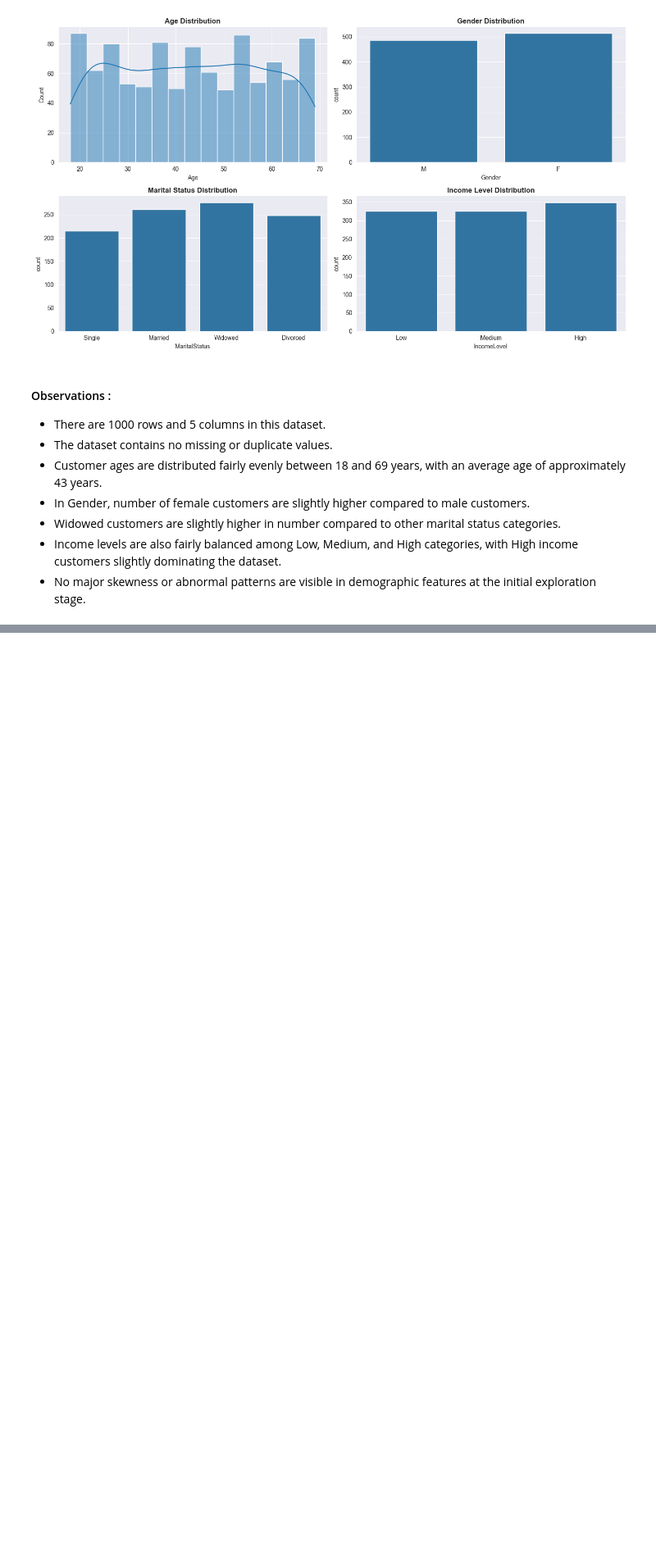
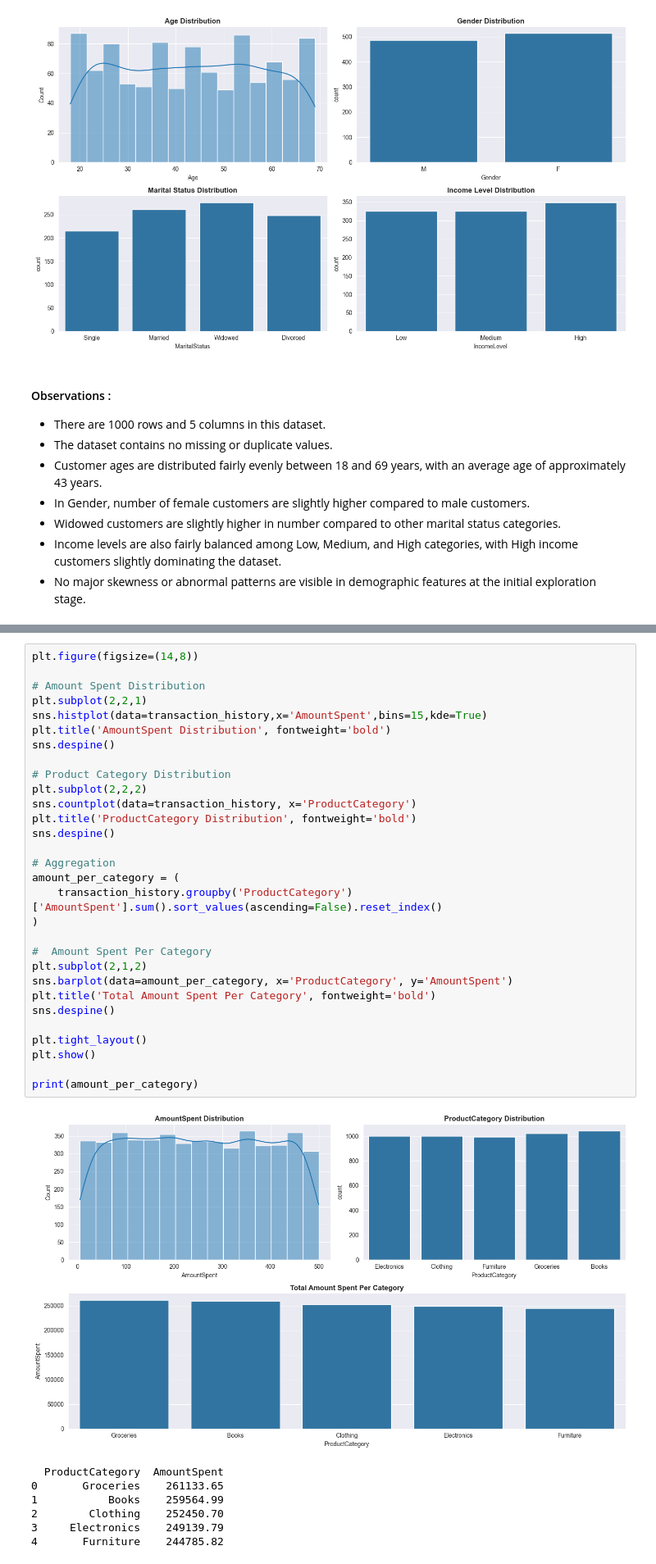
Before and after one commit to ashishpra28/Lloyds-Banking-Group-Job-Simulation, a Jupyter notebook: notebooks/Task1-EDA.ipynb, the cells around one changed output, grey strips where cells are left out. Shown at 82% size. Drawn from its saved outputs; the diff is of its cells as text; blank space fills up the shorter version.

Commit message:
Transaction History EDA Done

```diff
--- a/notebooks/Task1-EDA.ipynb
+++ b/notebooks/Task1-EDA.ipynb
@@ -139,0 +162,38 @@ plt.show()
+# %%
+plt.figure(figsize=(14,8))
+
+# Amount Spent Distribution
+plt.subplot(2,2,1)
+sns.histplot(data=transaction_history,x='AmountSpent',bins=15,kde=True)
+plt.title('AmountSpent Distribution', fontweight='bold')
+sns.despine()
+
+# Product Category Distribution
+plt.subplot(2,2,2)
+sns.countplot(data=transaction_history, x='ProductCategory')
+plt.title('ProductCategory Distribution', fontweight='bold')
+sns.despine()
+
+# Aggregation
+amount_per_category = (
+    transaction_history.groupby('ProductCategory')['AmountSpent'].sum().sort_values(ascending=False).reset_index()
+)
+
+#  Amount Spent Per Category
+plt.subplot(2,1,2)
+sns.barplot(data=amount_per_category, x='ProductCategory', y='AmountSpent')
+plt.title('Total Amount Spent Per Category', fontweight='bold')
+sns.despine()
+
+plt.tight_layout()
+plt.show()
+
+print(amount_per_category)
+# %% [output]
+[figure, added]
+  ProductCategory  AmountSpent
+0       Groceries    261133.65
+1           Books    259564.99
+2        Clothing    252450.70
+3     Electronics    249139.79
+4       Furniture    244785.82
```
Also changed, not shown: parts of 4 cells of this notebook.
